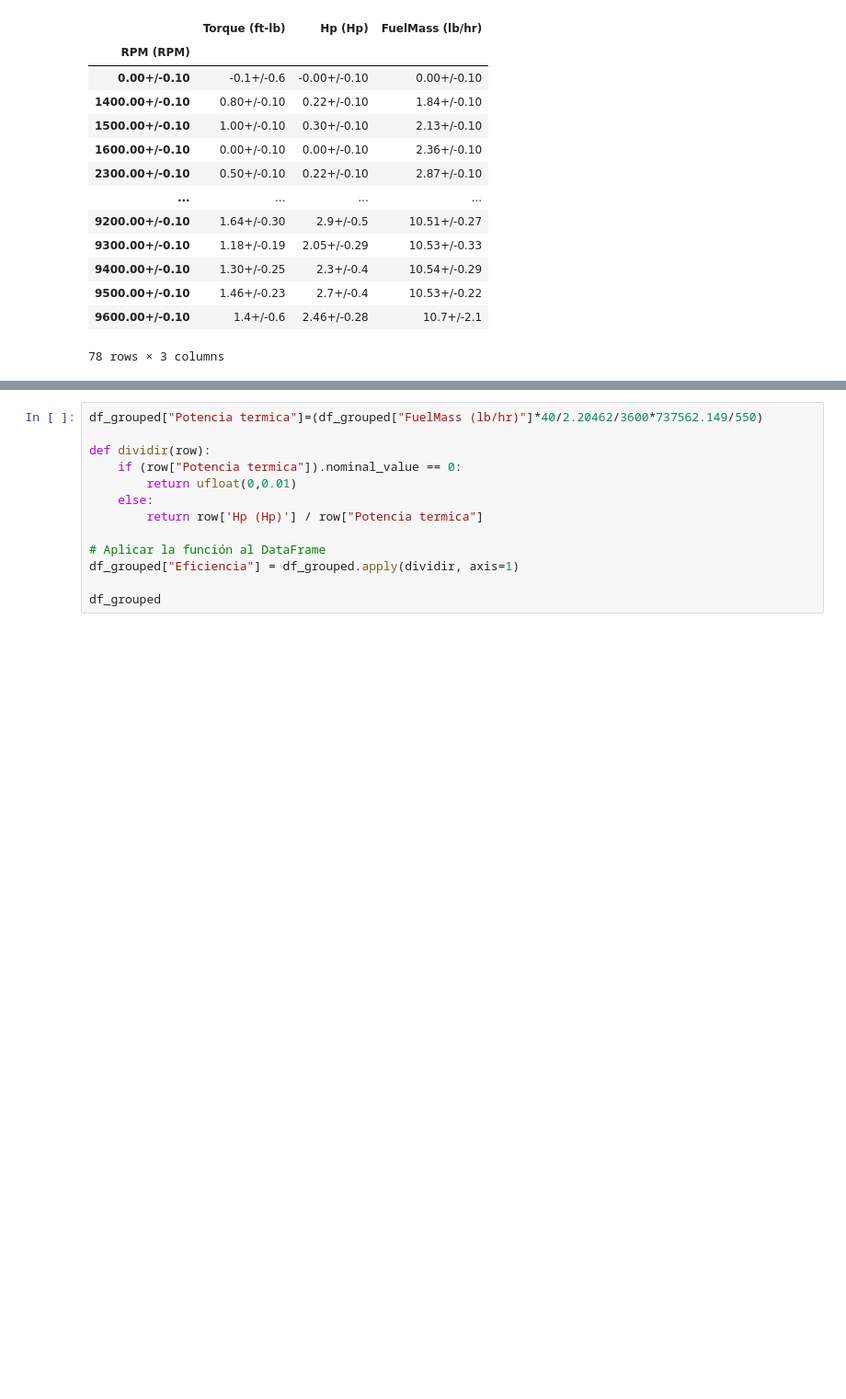
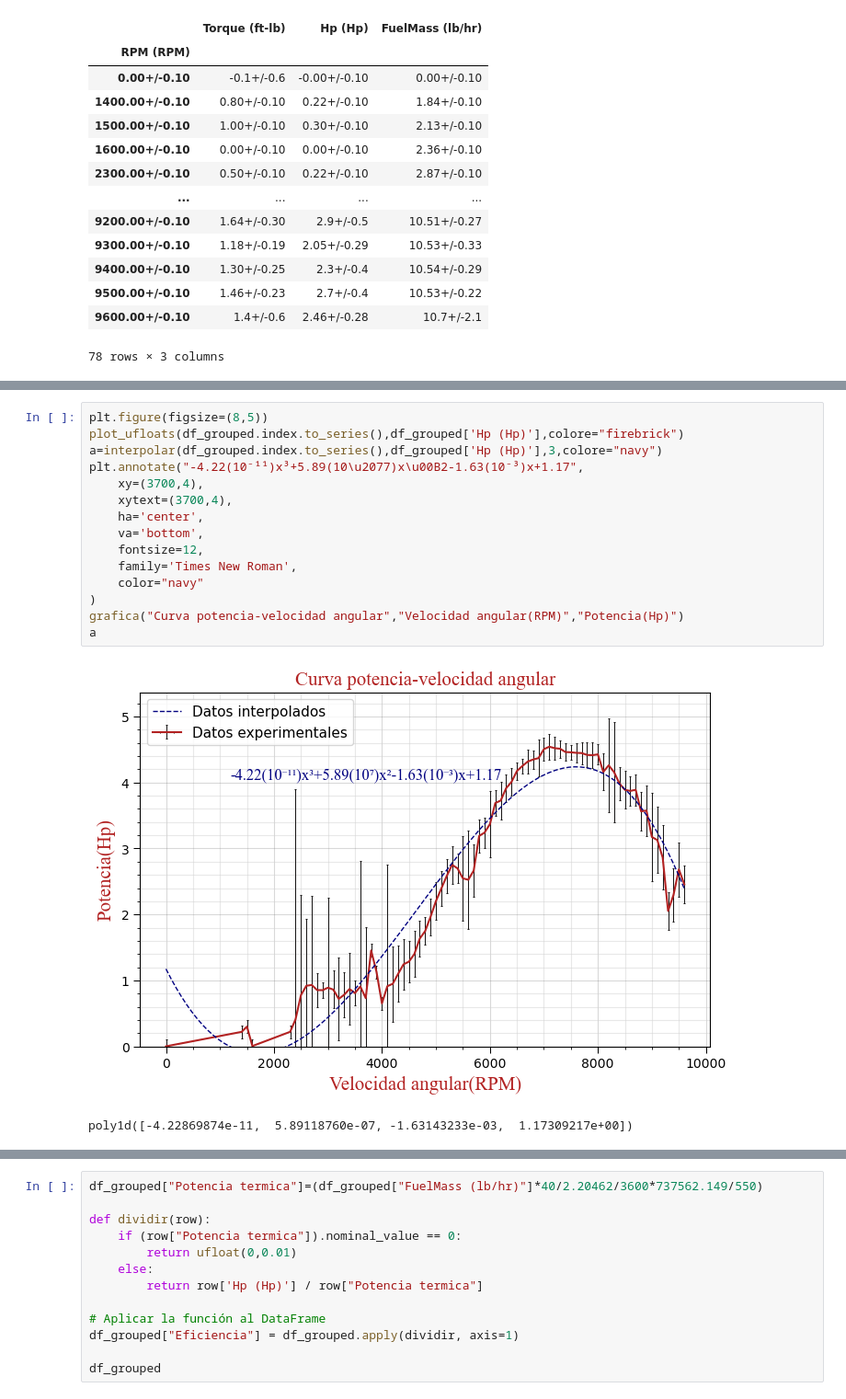
Before and after one commit to juanardila10/Procesamiento-de-datos-Conversi-n-de-energ-a, a Jupyter notebook: Graficas Lab 1.ipynb, the cells around one changed output, grey strips where cells are left out. Shown: that part at 92% size. Saved outputs shown, nothing was run; the diff lists cells and outputs as text; blank space fills up the shorter version.

```diff
--- a/Graficas Lab 1.ipynb
+++ b/Graficas Lab 1.ipynb
@@ -116 +135,19 @@ df_grouped
+# %%
+plt.figure(figsize=(8,5))
+plot_ufloats(df_grouped.index.to_series(),df_grouped['Hp (Hp)'],colore="firebrick")
+a=interpolar(df_grouped.index.to_series(),df_grouped['Hp (Hp)'],3,colore="navy")
+plt.annotate("-4.22(10⁻¹¹)x³+5.89(10\u2077)x\u00B2-1.63(10⁻³)x+1.17",
+    xy=(3700,4),
+    xytext=(3700,4),
+    ha='center',
+    va='bottom',
+    fontsize=12,
+    family='Times New Roman',
+    color="navy"
+)
+grafica("Curva potencia-velocidad angular","Velocidad angular(RPM)","Potencia(Hp)")
+a
+# %% [output]
+[figure, added]
+poly1d([-4.22869874e-11,  5.89118760e-07, -1.63143233e-03,  1.17309217e+00])
 # %%
```
Also changed, not shown: parts of 5 cells of this notebook, 5 other files.
